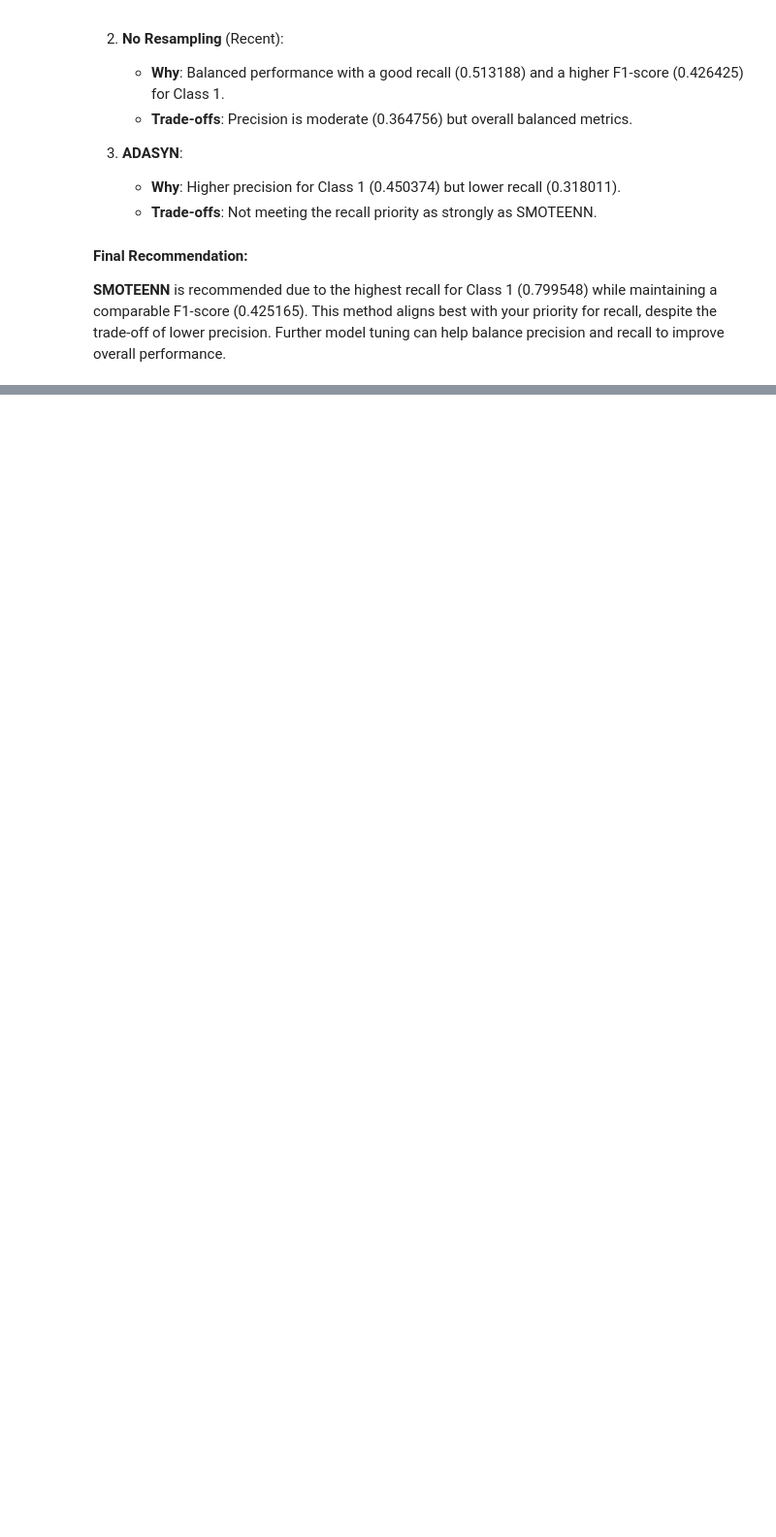
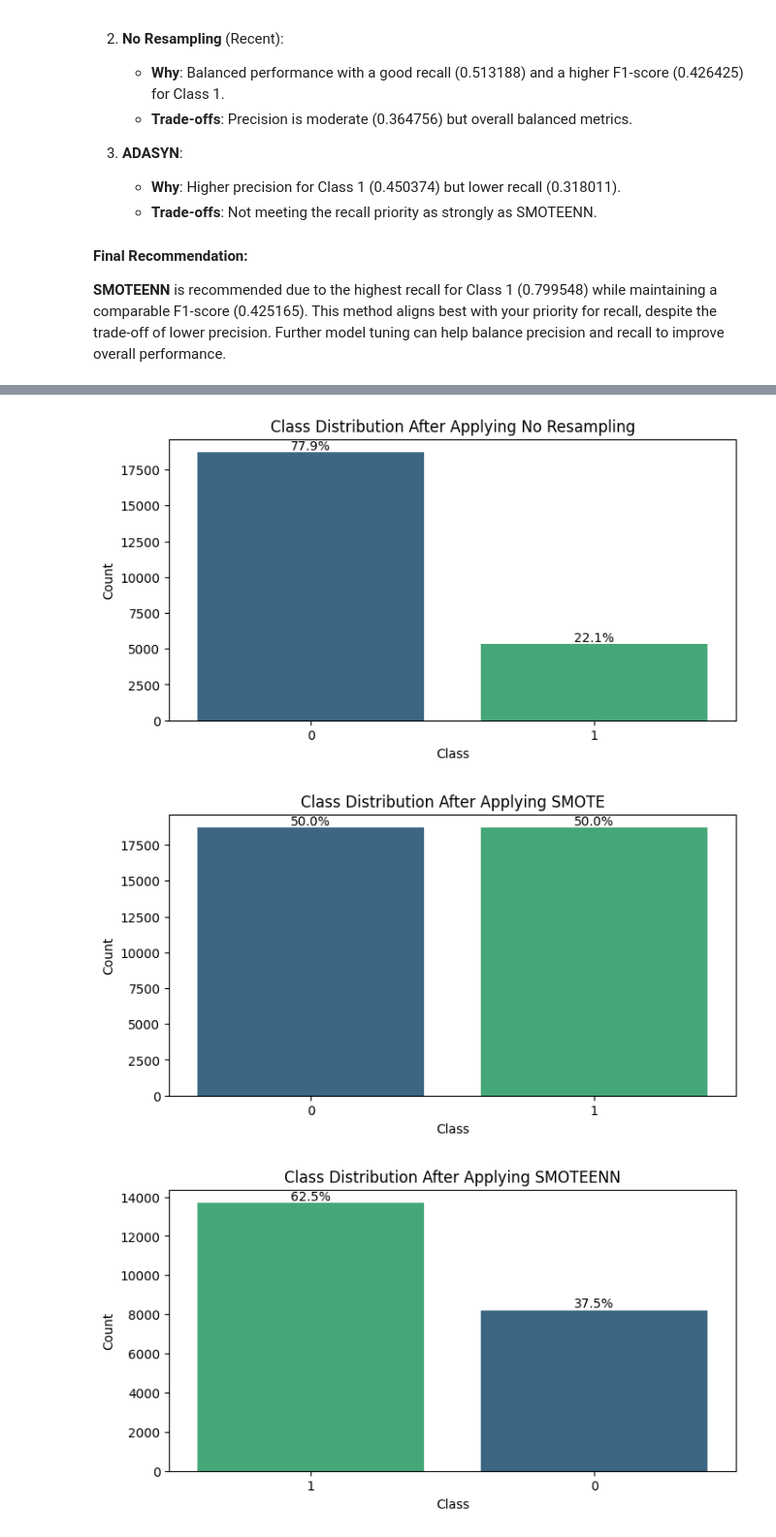
Before and after one commit to micah-shull/Machine_Learning_Pipelines, a Jupyter notebook: pipelines_07_pytorch_pipeline_04_imbalanced_data_SMOTEENN_ADASYN.ipynb, the cells around one changed output, grey strips where cells are left out. Shown at 97% size. Cells and saved outputs as stored; diff of their text form; code cells hidden in the pictures; blank space fills up the shorter version.

Commit message:
Refactor code, save functions to resampling_utils.py script. Run, debug, runs to completion now

```diff
--- a/pipelines_07_pytorch_pipeline_04_imbalanced_data_SMOTEENN_ADASYN.ipynb
+++ b/pipelines_07_pytorch_pipeline_04_imbalanced_data_SMOTEENN_ADASYN.ipynb
@@ -388,0 +731,14 @@ df_combined_comparison
+# %%
+from resampling_utils import run_resampling_report, convert_to_tensors, plot_resampling_comparison, apply_smote, apply_smoteenn, apply_adasyn, apply_undersampling, train_and_evaluate_models, gather_reports_and_predictions
+
+# Define dataset-specific parameters
+url = "https://archive.ics.uci.edu/ml/machine-learning-databases/00350/default%20of%20credit%20card%20clients.xls"
+categorical_columns = ['sex', 'education', 'marriage']
+target = 'default_payment_next_month'
+
+# Run the resampling report function
+combined_report = run_resampling_report(url, categorical_columns, target)
+# %% [output]
+[figure, added]
+[figure, added]
+[figure, added]
```
Also changed, not shown: parts of 5 cells of this notebook.
